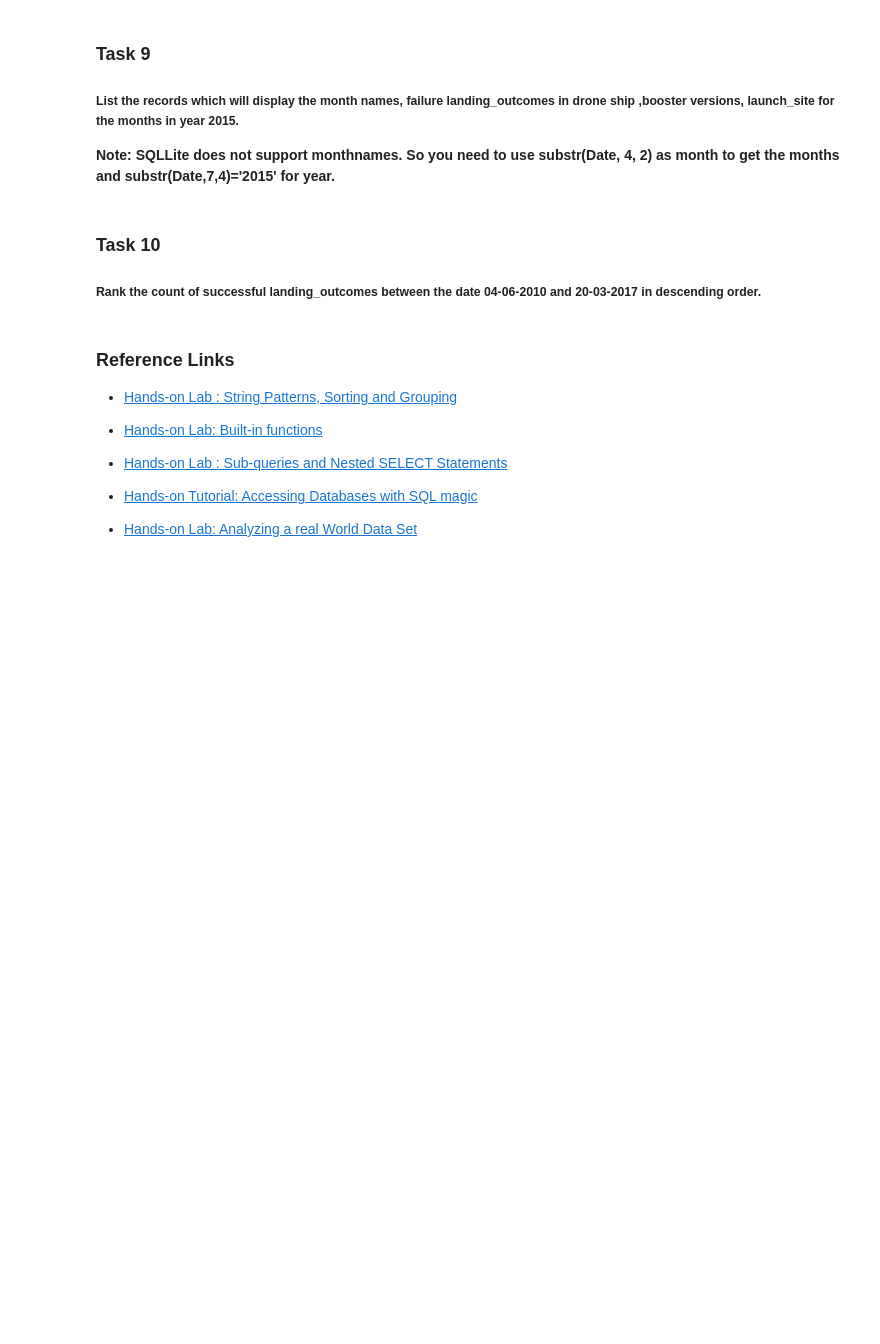
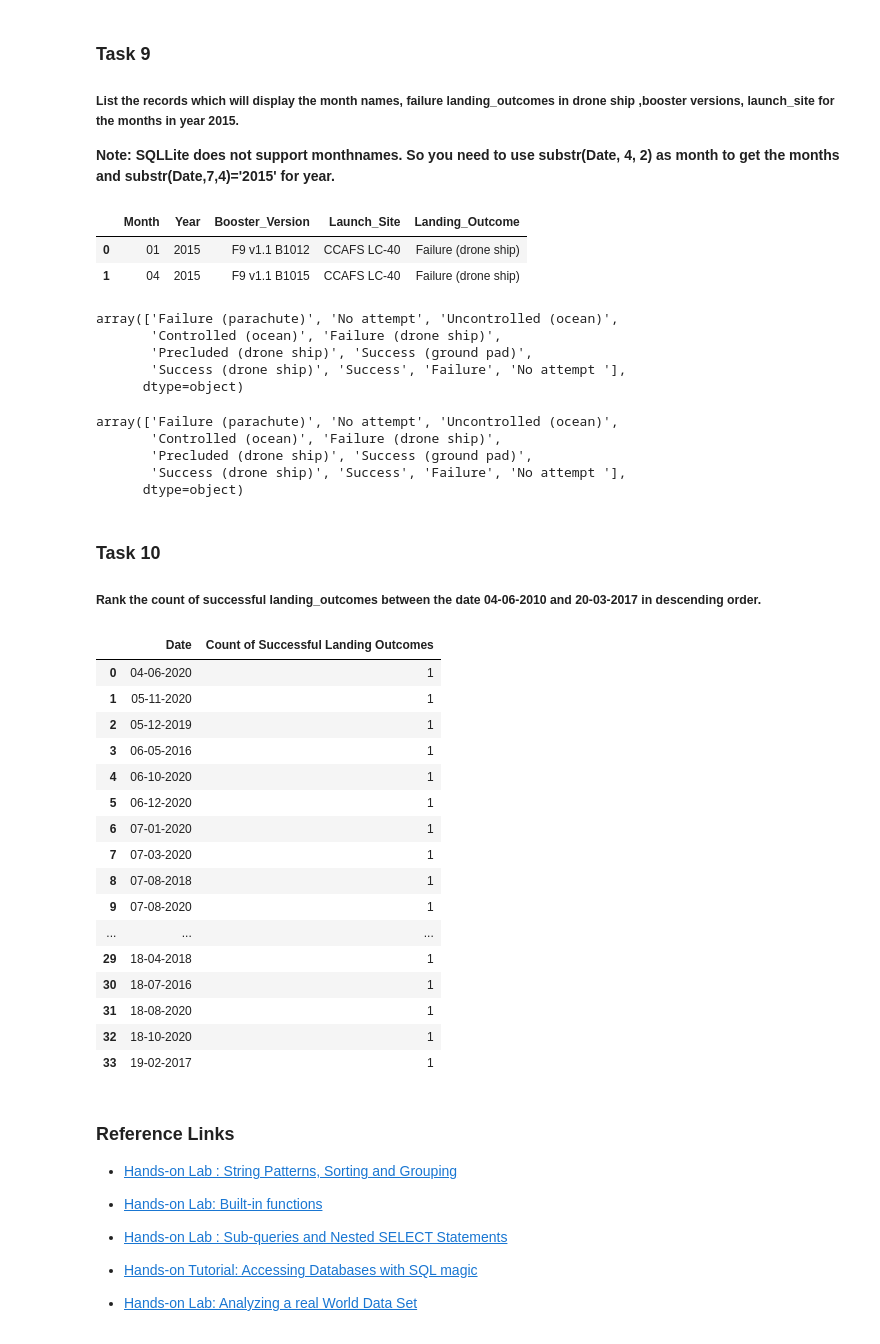
Before and after one commit to InsightInspector/IBM-Applied-Data-Science-Capstone, a Jupyter notebook: 04 - EDA with SQL.ipynb, the cells around one changed output. Drawn from its saved outputs; the diff is of its cells as text; code cells hidden in the pictures; blank space fills up the shorter version.

```diff
--- a/04 - EDA with SQL.ipynb
+++ b/04 - EDA with SQL.ipynb
@@ -288,10 +313,78 @@ pd.DataFrame(
 ##### List the records which will display the month names, failure landing_outcomes in drone ship ,booster versions, launch_site for the months in year 2015.
 
 **Note: SQLLite does not support monthnames. So you need to use  substr(Date, 4, 2) as month to get the months and substr(Date,7,4)='2015' for year.**
+# %%
+query = """SELECT
+           substr(Date,4,2) AS "Month",
+           substr(Date,7,4) AS "Year",
+           Booster_Version,
+           Launch_Site,
+           [Landing _Outcome]
+           FROM SPACEXTBL
+           WHERE Year = '2015'
+           AND [Landing _Outcome] = 'Failure (drone ship)'
+"""
+
+results = cur.execute(query).fetchall()
+
+pd.DataFrame(
+    data = results,
+    columns = ['Month','Year', 'Booster_Version', 'Launch_Site', 'Landing_Outcome'])
+# %% [output]
+|  | Month | Year | Booster_Version | Launch_Site | Landing_Outcome |
+| 0 | 01 | 2015 | F9 v1.1 B1012 | CCAFS LC-40 | Failure (drone ship) |
+| 1 | 04 | 2015 | F9 v1.1 B1015 | CCAFS LC-40 | Failure (drone ship) |
+# %%
+df['Landing _Outcome'].unique()
+# %% [output]
+array(['Failure (parachute)', 'No attempt', 'Uncontrolled (ocean)',
+       'Controlled (ocean)', 'Failure (drone ship)',
+       'Precluded (drone ship)', 'Success (ground pad)',
+       'Success (drone ship)', 'Success', 'Failure', 'No attempt '],
+      dtype=object)
+# %%
+df['Landing _Outcome'].unique()
+# %% [output]
+array(['Failure (parachute)', 'No attempt', 'Uncontrolled (ocean)',
+       'Controlled (ocean)', 'Failure (drone ship)',
+       'Precluded (drone ship)', 'Success (ground pad)',
+       'Success (drone ship)', 'Success', 'Failure', 'No attempt '],
+      dtype=object)
 # %% [markdown]
 ### Task 10
 
 ##### Rank the  count of  successful landing_outcomes between the date 04-06-2010 and 20-03-2017 in descending order.
+# %%
+query = """SELECT Date, COUNT([Landing _Outcome]) as Count
+           FROM SPACEXTBL
+           WHERE Date BETWEEN '04-06-2010' AND '20-03-2017'
+           AND[Landing _Outcome] LIKE 'Succ%'
+           GROUP BY Date
+           ORDER BY Count ASC"""
+
+results = cur.execute(query).fetchall()
+
+pd.DataFrame(
+    data = results,
+    columns = ['Date', 'Count of Successful Landing Outcomes'])
+# %% [output]
+|  | Date | Count of Successful Landing Outcomes |
+| 0 | 04-06-2020 | 1 |
+| 1 | 05-11-2020 | 1 |
+| 2 | 05-12-2019 | 1 |
+| 3 | 06-05-2016 | 1 |
+| 4 | 06-10-2020 | 1 |
+| 5 | 06-12-2020 | 1 |
+| 6 | 07-01-2020 | 1 |
+| 7 | 07-03-2020 | 1 |
+| 8 | 07-08-2018 | 1 |
+| 9 | 07-08-2020 | 1 |
+| ... | ... | ... |
+| 29 | 18-04-2018 | 1 |
+| 30 | 18-07-2016 | 1 |
+| 31 | 18-08-2020 | 1 |
+| 32 | 18-10-2020 | 1 |
+| 33 | 19-02-2017 | 1 |
 # %% [markdown]
 ### Reference Links
 
```
Also changed, not shown: parts of 1 cell of this notebook, 1 other file.
